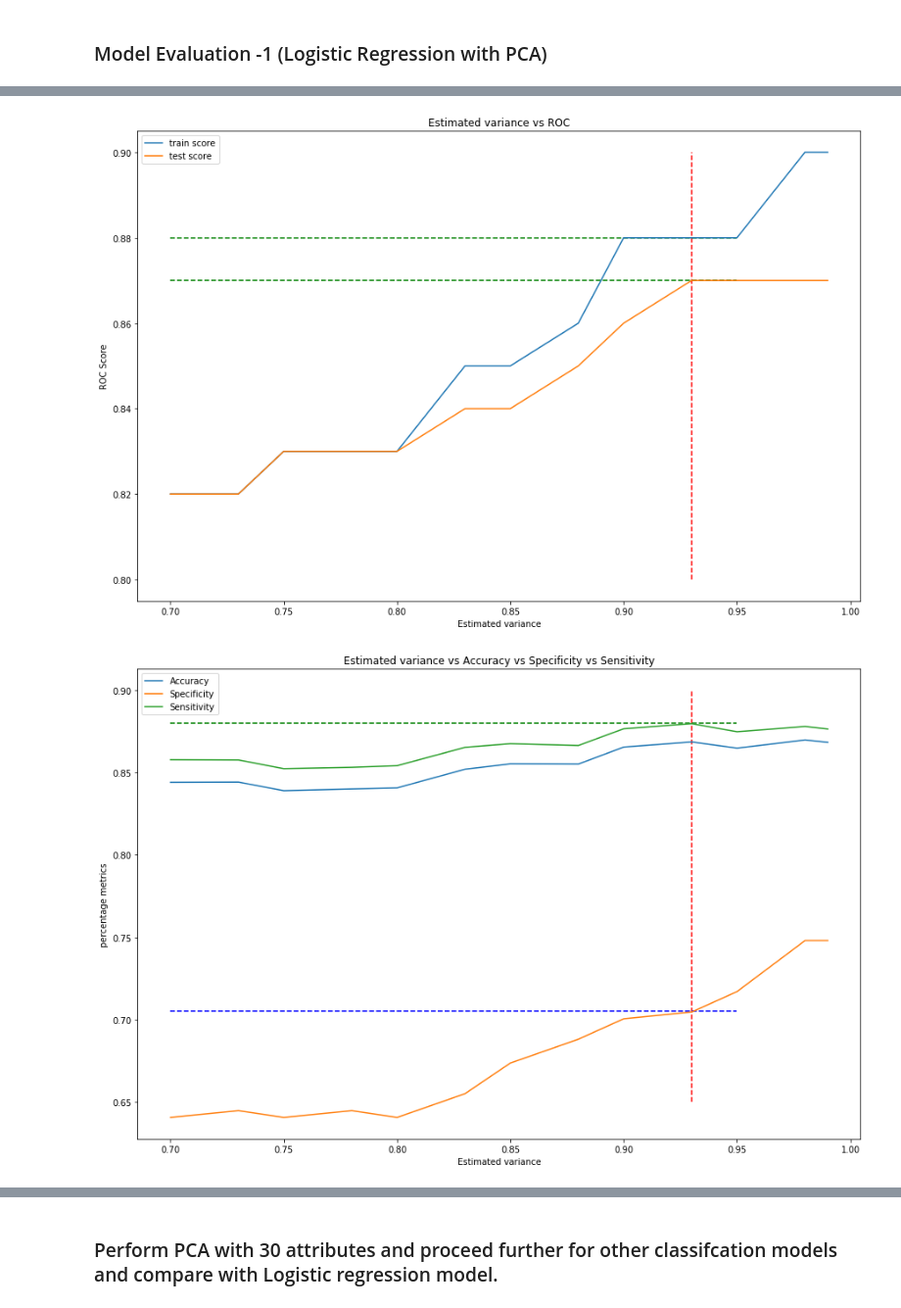
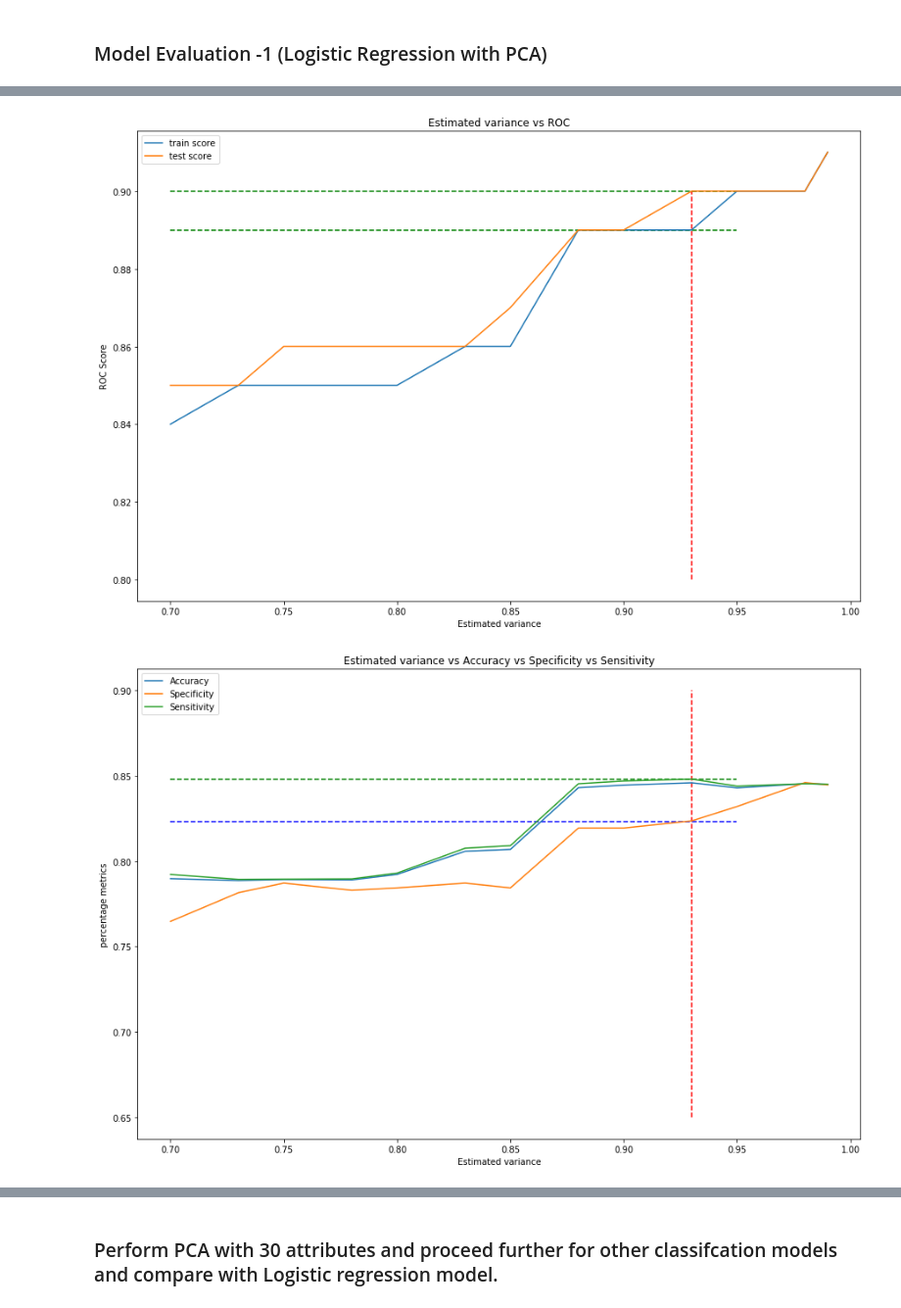
Before and after one commit to murthy605/TelecomChurn, a Jupyter notebook: Hari_Krishna_TelecomChurnCaseStudy.ipynb, the cells around one changed output, grey strips where cells are left out. Shown at 98% size. Saved outputs shown, nothing was run; the diff lists cells and outputs as text; code cells hidden in the pictures.

```diff
--- a/Hari_Krishna_TelecomChurnCaseStudy.ipynb
+++ b/Hari_Krishna_TelecomChurnCaseStudy.ipynb
@@ -184,2 +173,6 @@ print(((before_droppingrows - after_droppingrows)/before_droppingrows)*100)
+# %%
+#lets impute missing values with zero
+for each in listofNull:
+    telecom_churn_reduced_2_df[each].fillna((0), inplace=True)
 # %%
 #lets see if any more columns with Null values are present
@@ -193,3 +184,7 @@ print(len(listofNull))
+# %%
+#there are no NA values in the rows
+
+telecom_churn_reduced_3_df = telecom_churn_reduced_2_df
 # %% [markdown]
 ### Find list of columns which has only one unique value. which can hence be removed.
 # %%
@@ -218,8 +213,8 @@ telecom_churn_reduced_4_df.head()
 telecom_churn_reduced_5_df = telecom_churn_reduced_4_df
 # %%
 #Calculate Date from last day of the month for recharge
-telecom_churn_reduced_5_df['Recharge_on_days_before_EOM_6'] = telecom_churn_reduced_5_df.date_of_last_rech_6.apply(lambda x: (30 - int(x.split('/')[1])))
-telecom_churn_reduced_5_df['Recharge_on_days_before_EOM_7'] = telecom_churn_reduced_5_df.date_of_last_rech_7.apply(lambda x: (31 - int(x.split('/')[1])))
-telecom_churn_reduced_5_df['Recharge_on_days_before_EOM_8'] = telecom_churn_reduced_5_df.date_of_last_rech_8.apply(lambda x: (31 - int(x.split('/')[1])))
+telecom_churn_reduced_5_df['Recharge_on_days_before_EOM_6'] = telecom_churn_reduced_5_df.date_of_last_rech_6.apply(lambda x: 0 if x == 0 else (30 - int(x.split('/')[1])))
+telecom_churn_reduced_5_df['Recharge_on_days_before_EOM_7'] = telecom_churn_reduced_5_df.date_of_last_rech_7.apply(lambda x: 0 if x == 0 else (31 - int(x.split('/')[1])))
+telecom_churn_reduced_5_df['Recharge_on_days_before_EOM_8'] = telecom_churn_reduced_5_df.date_of_last_rech_8.apply(lambda x: 0 if x == 0 else (31 - int(x.split('/')[1])))
 # %%
 # Remove date time columns as its not needed
@@ -857,8 +861,8 @@ plt.show()
 
 plt.figure(figsize=(15,10))
 plt.vlines(x=0.93, ymax=0.90, ymin=0.80, colors="r", linestyles="--")
-plt.hlines(y=0.88, xmax=0.95, xmin=0.70, colors="g", linestyles="--")
-plt.hlines(y=0.87, xmax=0.95, xmin=0.70, colors="g", linestyles="--")
+plt.hlines(y=0.90, xmax=0.95, xmin=0.70, colors="g", linestyles="--")
+plt.hlines(y=0.89, xmax=0.95, xmin=0.70, colors="g", linestyles="--")
 plt.plot(PCA_Analysis_pd.Accuracy_param,PCA_Analysis_pd.roc_scores_train)
 plt.plot(PCA_Analysis_pd.Accuracy_param,PCA_Analysis_pd.roc_scores_test)
 
@@ -869,27 +873,27 @@ plt.xlabel('Estimated variance')
 plt.ylabel('ROC Score')
 plt.show()
 # %% [output]
-[figure, old version]
+[figure, new version]
 # %%
 #lets calculate
 
 plt.figure(figsize=(15,10))
 plt.vlines(x=0.93, ymax=0.90, ymin=0.65, colors="r", linestyles="--")
-plt.hlines(y=0.88, xmax=0.95, xmin=0.70, colors="g", linestyles="--")
-plt.hlines(y=0.705, xmax=0.95, xmin=0.70, colors="b", linestyles="--")
+plt.hlines(y=0.848, xmax=0.95, xmin=0.70, colors="g", linestyles="--")
+plt.hlines(y=0.823, xmax=0.95, xmin=0.70, colors="b", linestyles="--")
 plt.plot(PCA_Analysis_pd.Accuracy_param,PCA_Analysis_pd.Accuracy)
 plt.plot(PCA_Analysis_pd.Accuracy_param,PCA_Analysis_pd.Specificity)
 plt.plot(PCA_Analysis_pd.Accuracy_param,PCA_Analysis_pd.Sensitivity)
 
 
 
 plt.legend(['Accuracy', 'Specificity','Sensitivity'], loc='upper left')
 plt.title('Estimated variance vs Accuracy vs Specificity vs Sensitivity')
 plt.xlabel('Estimated variance')
 plt.ylabel('percentage metrics')
 plt.show()
 # %% [output]
-[figure, old version]
+[figure, new version]
 # %% [markdown]
 #### Conclusion: PCA worked really well, based on the graphs and analysis best parameter would be to go for 93% variance which gives
 
```
Also changed, not shown: parts of 64 cells of this notebook.
